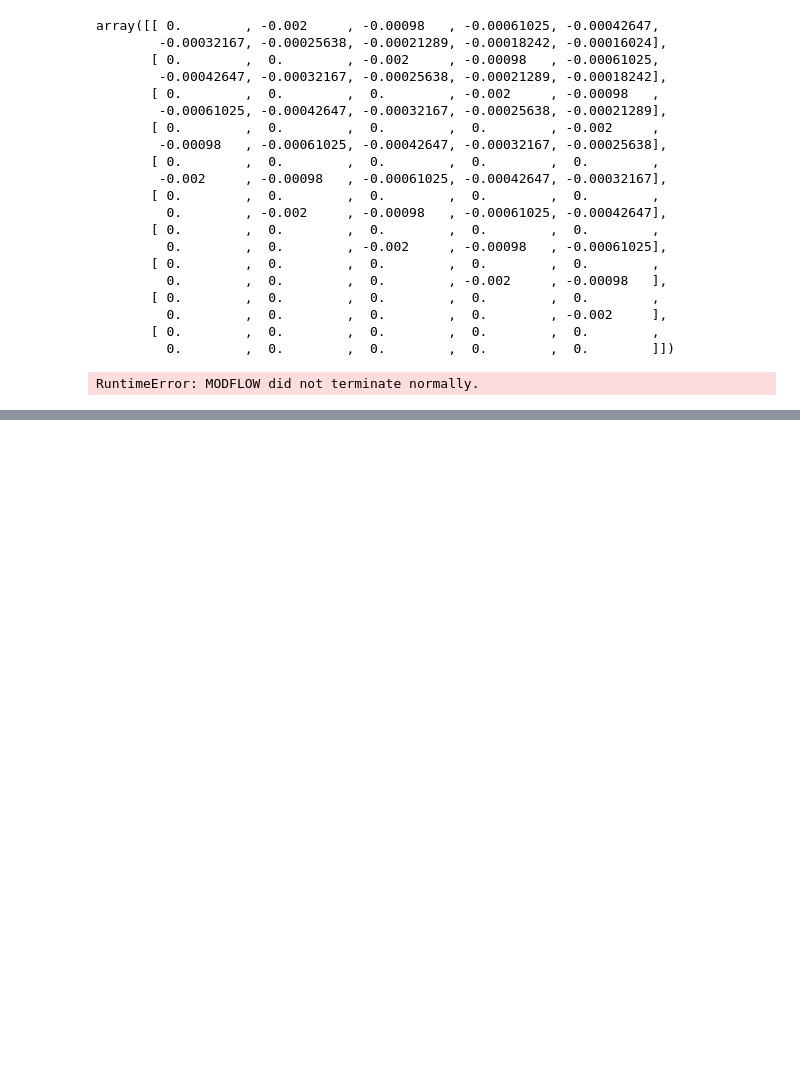
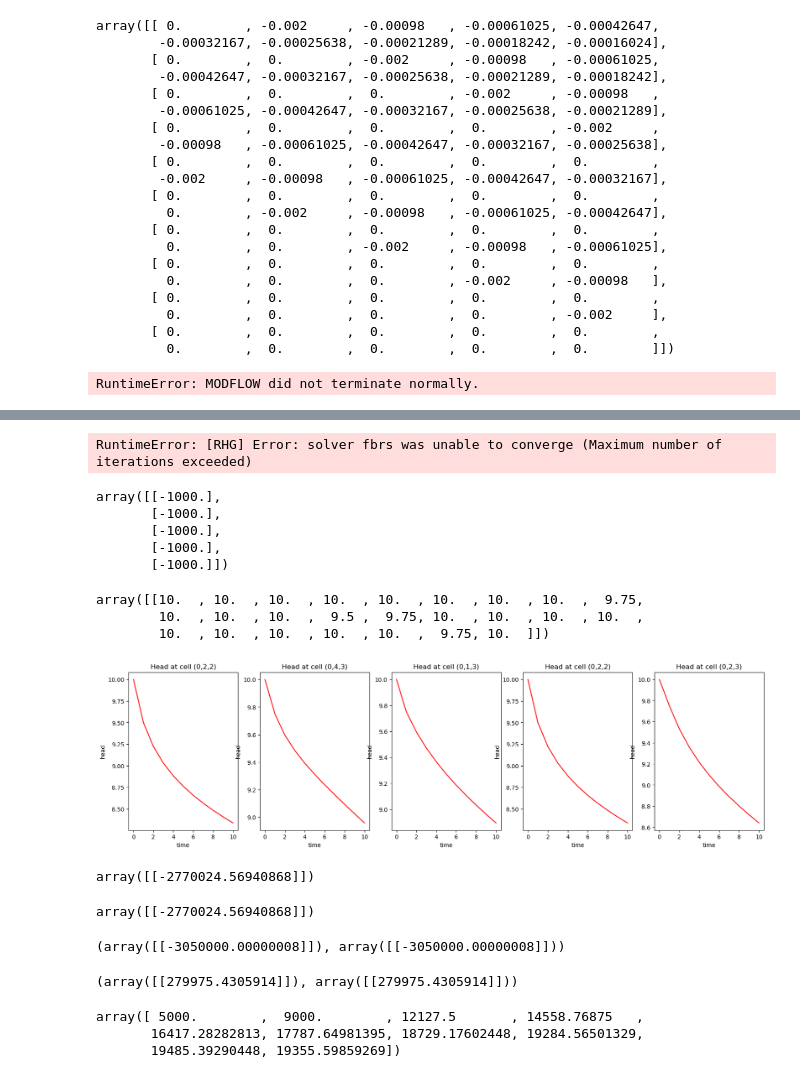
Before and after one commit to leonardchanfreau/RHG_GroundWater, a Jupyter notebook: test.ipynb, the cells around one changed output, grey strips where cells are left out. Cells and saved outputs as stored; diff of their text form; code cells hidden in the pictures; blank space fills up the shorter version.

Commit message:
Connect everything, fix bugs and finish first version of the controller

```diff
--- a/test.ipynb
+++ b/test.ipynb
@@ -313,0 +329,51 @@ RuntimeError: MODFLOW did not terminate normally.
+# %%
+# Initialize Controller
+controller = LTI_LQRc_RHG(
+    parameter_file,
+    model.A.toarray(), [B.toarray() for B in model.B_v], model.C,
+    model.H_x, model.h_x, model.H_u_v, model.h_u_v,
+    Q_v = None, R_v = None, M_v = [G.toarray() for G in model.Gamma_v], L_v = [Xi for Xi in model.Xi_v]
+)
+# %%
+h_0 = model.translate_state(system.get_state()[0,:,:])
+# %%
+inputs = controller.step(h_0)
+pumping_rates = model.translate_input(inputs[[0], :].T)
+# %% [output]
+RuntimeError: [RHG] Error: solver fbrs was unable to converge (Maximum number of iterations exceeded)
+# %%
+pumping_rates
+# %% [output]
+array([[-1000.],
+       [-1000.],
+       [-1000.],
+       [-1000.],
+       [-1000.]])
+# %%
+(model.A @ h_0 + (model.B_v[0] @ inputs[[0], 0])[:,np.newaxis] + model.B_v[1] @ inputs[[0], 1:3].T + (model.B_v[2] @ inputs[[0], 3])[:,np.newaxis] + model
+.C).T
+# %% [output]
+array([[10.  , 10.  , 10.  , 10.  , 10.  , 10.  , 10.  , 10.  ,  9.75,
+        10.  , 10.  , 10.  ,  9.5 ,  9.75, 10.  , 10.  , 10.  , 10.  ,
+        10.  , 10.  , 10.  , 10.  , 10.  ,  9.75, 10.  ]])
+# %%
+h = (controller.A_tilde @ h_0 + (controller.B_v_tilde[0] @ inputs[:, 0])[:,np.newaxis] + controller.B_v_tilde[1] @ inputs[:, 1:3].reshape(20,1) + (controller.B_v_tilde[2] @ inputs[:, 3])[:,np.newaxis] + controller
+.C_tilde).reshape((11,25))
+# %%
+Lx, Ly = 1000, 1000
+obsWell = [[0, 490, 490], [0, 800, 700], [0, 350, 600], [0,500, 450], [0, 450, 625]]
+
+fig = plt.figure(figsize=(20,5))
+for ii in range(5):
+    row_i = int(obsWell[ii][1] * model.n_col / Lx)
+    col_i = int(obsWell[ii][2] * model.n_row / Ly)
+
+    ax = fig.add_subplot(1, 5, ii+1)
+    ttl = f"Head at cell ({0},{row_i},{col_i})"
+    ax.set_title(ttl)
+    ax.set_xlabel("time")
+    ax.set_ylabel("head")
+    ax.plot(h[:,col_i + model.n_col*row_i], "r-")
+    #ax.set_ylim([8.7, 10])
+# %% [output]
+[figure, added]
@@ -313,0 +383,4 @@ RuntimeError: MODFLOW did not terminate normally.
+# %%
+U.T @ controller.F @ U + (controller.f_x @ h_0 + controller.f).T @ U
+# %% [output]
+array([[-2770024.56940868]])
@@ -313,0 +389,12 @@ RuntimeError: MODFLOW did not terminate normally.
+# %%
+U_opt.T @ controller.F @ U_opt + (controller.f_x @ h_0 + controller.f).T @ U_opt
+# %% [output]
+array([[-2770024.56940868]])
+# %%
+(controller.f_x @ h_0 + controller.f).T @ U, (controller.f_x @ h_0 + controller.f).T @ U_opt
+# %% [output]
+(array([[-3050000.00000008]]), array([[-3050000.00000008]]))
+# %%
+U.T @ controller.F @ U, U_opt.T @ controller.F @ U_opt
+# %% [output]
+(array([[279975.4305914]]), array([[279975.4305914]]))
@@ -313,0 +405,6 @@ RuntimeError: MODFLOW did not terminate normally.
+# %%
+cost
+# %% [output]
+array([ 5000.        ,  9000.        , 12127.5       , 14558.76875   ,
+       16417.28282813, 17787.64981395, 18729.17602448, 19284.56501329,
+       19485.39290448, 19355.59859269])
```
Also changed, not shown: parts of 61 cells of this notebook, 14 other files.
